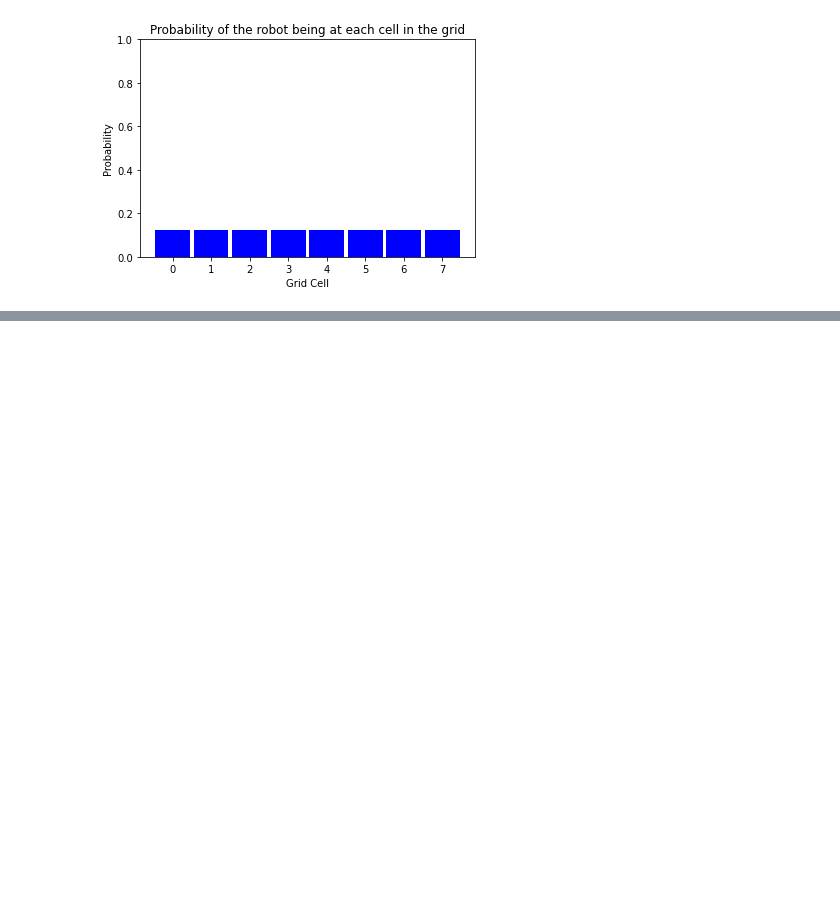
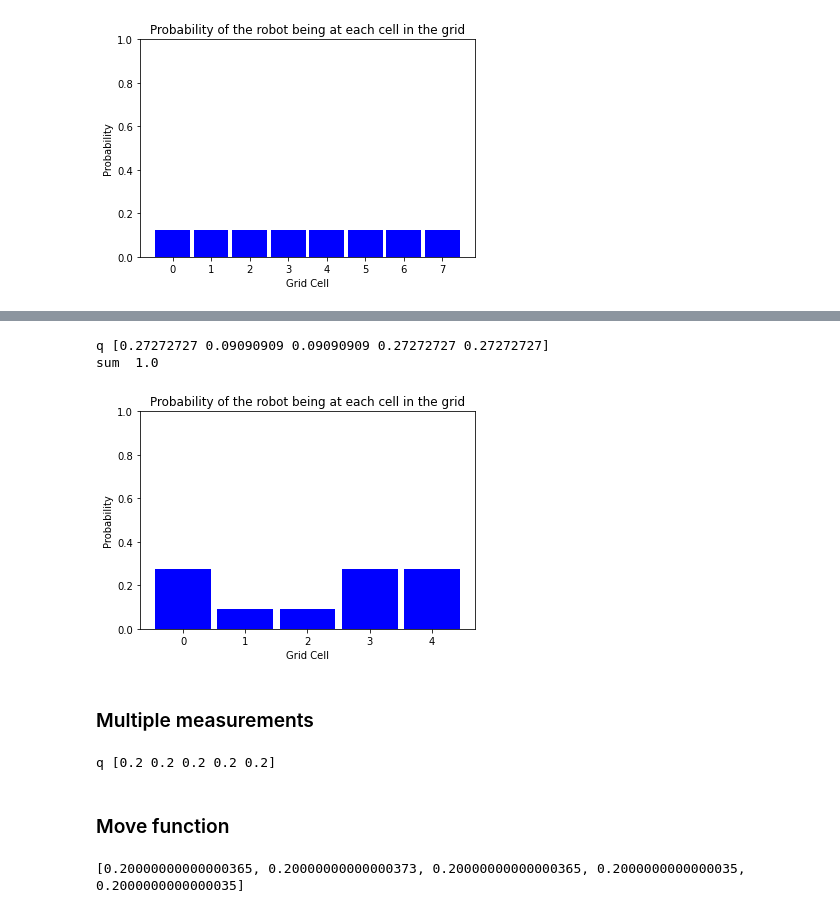
Before and after one commit to BhushanMahajan25/computer-vision, a Jupyter notebook: robot-localization/1_D_robot_world.ipynb, the cells around one changed output, grey strips where cells are left out. Saved outputs shown, nothing was run; the diff lists cells and outputs as text; code cells hidden in the pictures; blank space fills up the shorter version.

```diff
--- a/robot-localization/1_D_robot_world.ipynb
+++ b/robot-localization/1_D_robot_world.ipynb
@@ -52,0 +86,33 @@ display_map(p,0.9)
+# %%
+def sense(p, Z):
+    p = [p[i]*pHit if (world[i] == Z) else p[i]*pMiss for i in range(len(world))]
+    # p = [p[i] * ((Z == world[i])*pHit + (1 - (Z == world[i]))*pMiss) for i in range(len(p))]
+    p = np.true_divide(p, np.sum(p))
+    return p
+# %%
+p = initialize_robot(5)
+world = ['green', 'red', 'red', 'green', 'green']
+Z = 'green'
+pHit = 0.6
+pMiss = 0.2
+
+q = sense(p, Z)
+print('q', q)
+print('sum ', np.sum(q))
+display_map(q, 0.9)
+# %% [output]
+q [0.27272727 0.09090909 0.09090909 0.27272727 0.27272727]
+sum  1.0
+[figure, added]
+# %% [markdown]
+### Multiple measurements
+# %%
+measurements = ['red', 'green']
+q = np.copy(p)
+for i in range(len(measurements)):
+    q = sense(q, measurements[i])
+print('q', q)
+# %% [output]
+q [0.2 0.2 0.2 0.2 0.2]
+# %% [markdown]
+### Move function
@@ -52,0 +135,11 @@ display_map(p,0.9)
+# %%
+q = [0, 1, 0, 0, 0]
+pExact = 0.8
+pOvershoot = 0.1
+pUndershoot = 0.1
+
+for i in range(0,1000):
+    q = move(q,1)
+print(q)
+# %% [output]
+[0.20000000000000365, 0.20000000000000373, 0.20000000000000365, 0.2000000000000035, 0.2000000000000035]
```
Also changed, not shown: parts of 16 cells of this notebook.
